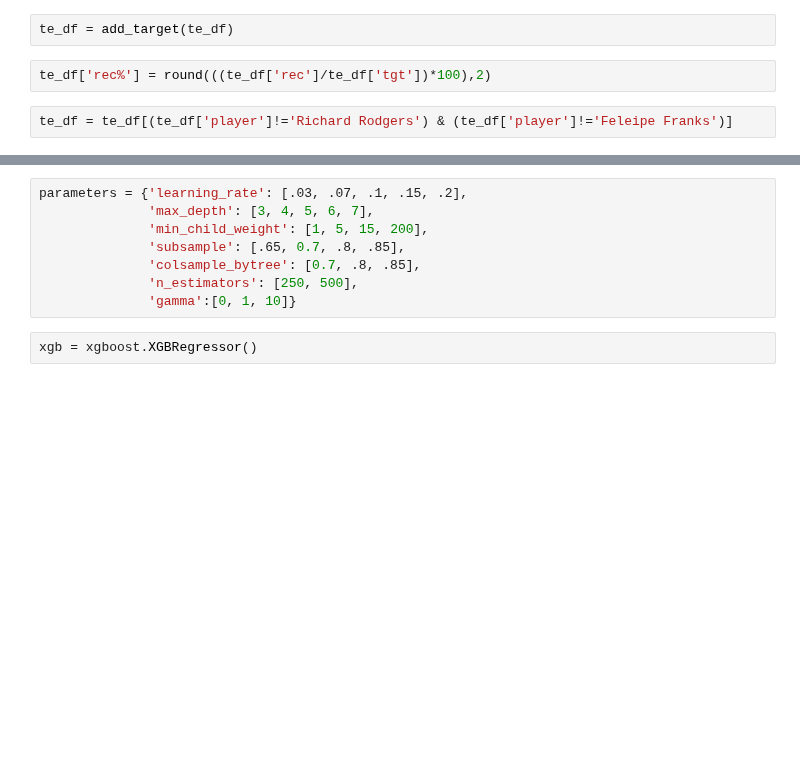
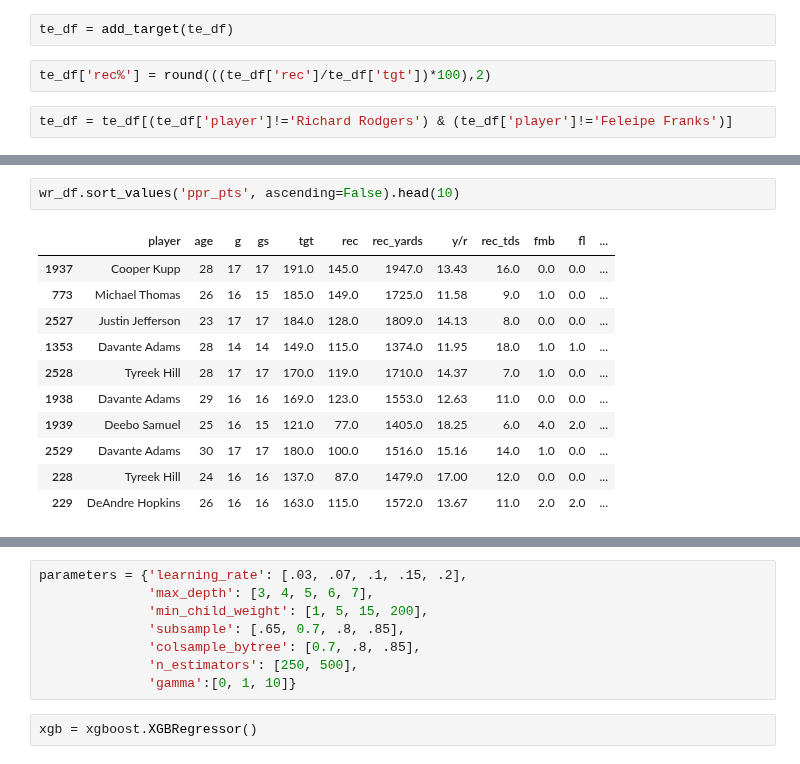
Before and after one commit to ffb-optimal-draft/ffb-draft-strategy, a Jupyter notebook: ian_modeling.ipynb, the cells around one changed output, grey strips where cells are left out. Drawn from its saved outputs; the diff is of its cells as text; blank space fills up the shorter version.

```diff
--- a/ian_modeling.ipynb
+++ b/ian_modeling.ipynb
@@ -135,0 +168,14 @@ te_df = te_df[(te_df['player']!='Richard Rodgers') & (te_df['player']!='Feleipe
+# %%
+wr_df.sort_values('ppr_pts', ascending=False).head(10)
+# %% [output]
+|  | player | age | g | gs | tgt | rec | rec_yards | y/r | rec_tds | fmb | fl | ... |
+| 1937 | Cooper Kupp | 28 | 17 | 17 | 191.0 | 145.0 | 1947.0 | 13.43 | 16.0 | 0.0 | 0.0 | ... |
+| 773 | Michael Thomas | 26 | 16 | 15 | 185.0 | 149.0 | 1725.0 | 11.58 | 9.0 | 1.0 | 0.0 | ... |
+| 2527 | Justin Jefferson | 23 | 17 | 17 | 184.0 | 128.0 | 1809.0 | 14.13 | 8.0 | 0.0 | 0.0 | ... |
+| 1353 | Davante Adams | 28 | 14 | 14 | 149.0 | 115.0 | 1374.0 | 11.95 | 18.0 | 1.0 | 1.0 | ... |
+| 2528 | Tyreek Hill | 28 | 17 | 17 | 170.0 | 119.0 | 1710.0 | 14.37 | 7.0 | 1.0 | 0.0 | ... |
+| 1938 | Davante Adams | 29 | 16 | 16 | 169.0 | 123.0 | 1553.0 | 12.63 | 11.0 | 0.0 | 0.0 | ... |
+| 1939 | Deebo Samuel | 25 | 16 | 15 | 121.0 | 77.0 | 1405.0 | 18.25 | 6.0 | 4.0 | 2.0 | ... |
+| 2529 | Davante Adams | 30 | 17 | 17 | 180.0 | 100.0 | 1516.0 | 15.16 | 14.0 | 1.0 | 0.0 | ... |
+| 228 | Tyreek Hill | 24 | 16 | 16 | 137.0 | 87.0 | 1479.0 | 17.00 | 12.0 | 0.0 | 0.0 | ... |
+| 229 | DeAndre Hopkins | 26 | 16 | 16 | 163.0 | 115.0 | 1572.0 | 13.67 | 11.0 | 2.0 | 2.0 | ... |
```
Also changed, not shown: parts of 72 cells of this notebook.
